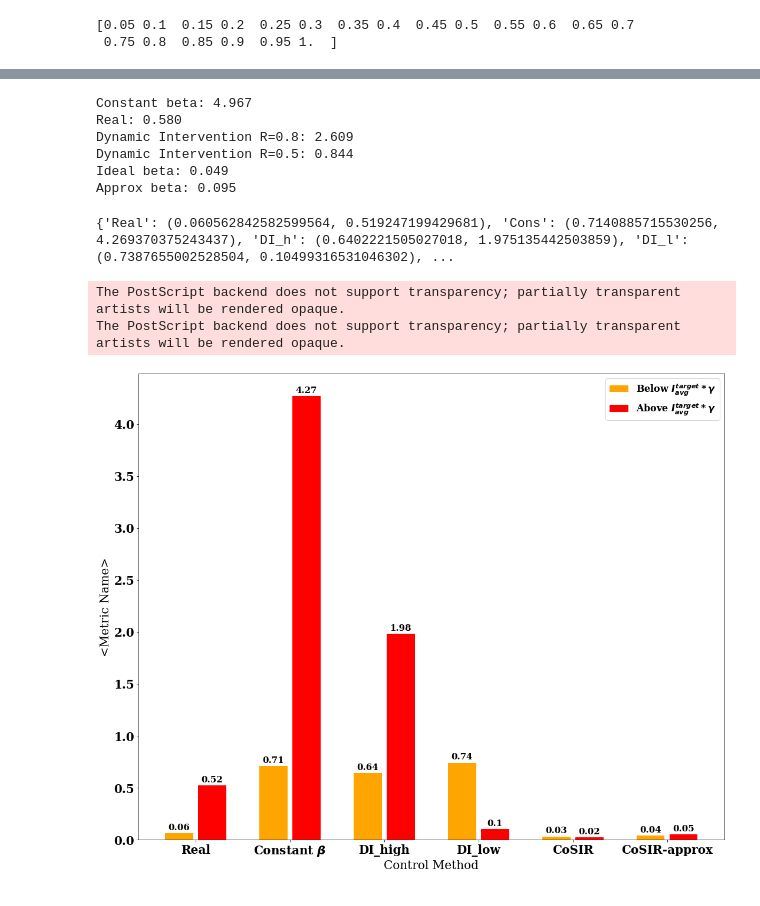
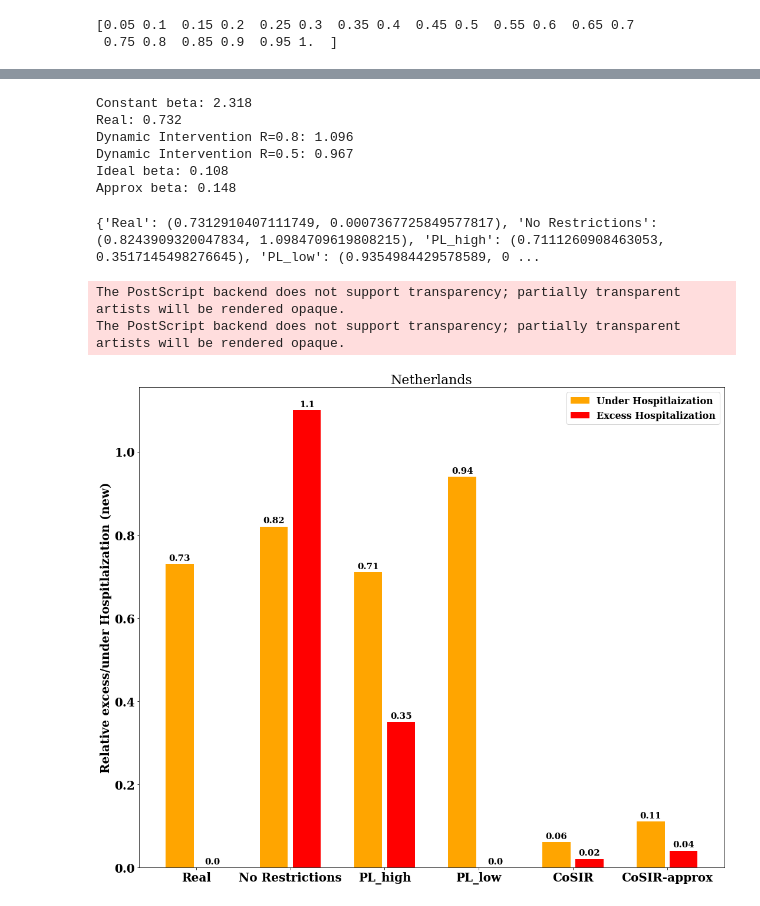
Before and after one commit to dsindiavscovid/CoSIR, a Jupyter notebook: baselines.ipynb, the cells around one changed output, grey strips where cells are left out. Cells and saved outputs as stored; diff of their text form; code cells hidden in the pictures.

```diff
--- a/baselines.ipynb
+++ b/baselines.ipynb
@@ -5,6 +5,7 @@ import numpy as np
 
 from scipy.integrate import odeint
 import matplotlib.pyplot as plt
+plt.style.use('./presentation.mplstyle')
 import matplotlib.transforms as transforms
 import pandas as pd
 from datetime import datetime, timedelta
@@ -17,9 +18,10 @@ def getMetaData(region = "India"):
     underreporting_factor = {"India": 25.28686435, "Netherlands": 2.8345572, "Mexico": 43.12753953, "Mumbai": 18.86570445}
     bedsPerCapita = {"India": 0.53/1000, "Netherlands": 3.32/1000, "Mexico": 1.38/1000, "Mumbai": 0.53/1000}
     hospToReported = {"India": 0.5, "Netherlands": 0.2, "Mexico": 0.9, "Mumbai": 0.5}
-    regionType = {"India": "country", "Netherlands": "country", "Mexico": "country", "Mumbai": "district", "Italy":"country"}
+    h = {"India": 1./50, "Netherlands": 1./15, "Mexico": 1./50, "Mumbai": 1./50}
+    regionType = {"India": "country", "Netherlands": "country", "Mexico": "country", "Mumbai": "district"}
     return {"region": region, "population": popDict[region], "underreporting_factor": underreporting_factor[region],
-           "bedsPerCapita": bedsPerCapita[region], "hospToReported": hospToReported[region], "region_type": regionType[region]}
+           "bedsPerCapita": bedsPerCapita[region], "hospToReported": hospToReported[region], "region_type": regionType[region], "h":h[region]}
 # %%
 def moving_average(x, window):
     l = len(x)
@@ -27,7 +29,7 @@ def moving_average(x, window):
     x1 = [np.mean(x[max(0, i-w):min(l, i+w+1)]) for i in range(l)]
     return np.array(x1)
 # %%
-meta = getMetaData("Italy")
+meta = getMetaData("Netherlands")
 
 
 if(meta['region_type'] == 'country'):
@@ -102,16 +104,18 @@ N = meta['population']
 p = meta['bedsPerCapita']
 underreporting_factor = meta['underreporting_factor']
 reporting_percentage = 1/underreporting_factor
-h = meta['hospToReported']
+h = meta['h']
 
 d = 20 #H bucket duratioon
 gamma = 1/5.
 
 
-Istar = 0.76*N*p/(h*reporting_percentage*gamma*d)
+Istar = 0.76*N*p/(h*gamma*d)
+deltaHstar = Istar*h*gamma
+
 print(Istar)
 print("Istar = N/{}".format(str(N/Istar)))
-R0 = 0
+R0 = Rec_real[0]
 r = 4.2
 e = r/Istar
 
@@ -126,4 +130,5 @@ delta_t = 0.001
 tsteps = 350
 t = np.linspace(0, tsteps-1, tsteps)
 eta = 1
+print("r:{}, e:{}, beta0:{}, Istar:{}, S0:{}, I0:{}, R0:{}".format(r, e, beta0,  Istar, S0, I0, R0))
 # %% [output]
@@ -358,12 +365,12 @@ print("Approx beta: {:.3f}".format(getControlMetrics(I_approx[:l]*gamma, Istar*g
 # print("Dynamic Intervention beta R=0.8: {}".format(getControlMetrics(I_dI_h*gamma, Istar*gamma)))
 # print("Dynamic Intervention beta R=0.5: {}".format(getControlMetrics(I_dI_l*gamma, Istar*gamma)))
 # %% [output]
-Constant beta: 4.967
-Real: 0.580
-Dynamic Intervention R=0.8: 2.609
-Dynamic Intervention R=0.5: 0.844
-Ideal beta: 0.049
-Approx beta: 0.095
+Constant beta: 2.318
+Real: 0.732
+Dynamic Intervention R=0.8: 1.096
+Dynamic Intervention R=0.5: 0.967
+Ideal beta: 0.108
+Approx beta: 0.148
 # %%
 def getIBelowAboveIstar(I, Istar):
     below = 0
@@ -426,59 +433,60 @@ def getIBelowAboveIstar(I, Istar):
 # plt.savefig('./graphs/{}_IcontrolMetrics.png'.format(meta['region']))
 # # plt.show()
 # %%
+
 belowAbove = {}
-belowAbove['Real'] = getIBelowAboveIstar(deltaI_real_c[:len(deltaI_real_c)], Istar*gamma)
-belowAbove['Cons'] = getIBelowAboveIstar(I_cons[:len(deltaI_real_c)]*gamma, Istar*gamma)
-belowAbove['DI_h'] = getIBelowAboveIstar(I_dI_h[:len(deltaI_real_c)]*gamma, Istar*gamma)
-belowAbove['DI_l'] = getIBelowAboveIstar(I_dI_l[:len(deltaI_real_c)]*gamma, Istar*gamma)
-belowAbove['Ideal'] = getIBelowAboveIstar(I_ideal[:len(deltaI_real_c)]*gamma, Istar*gamma)
-belowAbove['Approx'] = getIBelowAboveIstar(I_approx[:len(deltaI_real_c)]*gamma, Istar*gamma)
+belowAbove['Real'] = getIBelowAboveIstar(deltaI_real_c*h, deltaHstar)
+belowAbove['No Restrictions'] = getIBelowAboveIstar(I_cons*gamma*h, deltaHstar)
+belowAbove['PL_high'] = getIBelowAboveIstar(I_dI_h*gamma*h, deltaHstar)
+belowAbove['PL_low'] = getIBelowAboveIstar(I_dI_l*gamma*h, deltaHstar)
+belowAbove['Ideal'] = getIBelowAboveIstar(I_ideal*gamma*h, deltaHstar)
+belowAbove['Approx'] = getIBelowAboveIstar(I_approx*gamma*h, deltaHstar)
 print(belowAbove)
-names = ['Real', 'Cons', 'DI_h', 'DI_l', 'Ideal', 'Approx']
+names = ['Real', 'No Restrictions', 'PL_high', 'PL_low', 'Ideal', 'Approx']
 belows = [round(belowAbove[n][0], 2) for n in names]
 aboves = [round(belowAbove[n][1], 2) for n in names]
 
 
-labels = ['Real', r'Constant $\beta$', 'DI_high', 'DI_low', 'CoSIR', 'CoSIR-approx']
+labels = ['Real', 'No Restrictions', 'PL_high', 'PL_low', 'CoSIR', 'CoSIR-approx']
 
 
 x = np.arange(len(labels))  # the label locations
 width = 0.35  # the width of the bars
 
 fig, ax = plt.subplots(figsize=(15,12))
-rects1 = ax.bar(x - width/2, belows, width*0.85, label=r'Below $I^{target}_{avg}*\gamma$', color = 'orange')
-rects2 = ax.bar(x + width/2, aboves, width*0.85, label=r'Above $I^{target}_{avg}*\gamma$', color = 'red')
+rects1 = ax.bar(x - width/2, belows, width*0.85, label=r'Under Hospitlaization', color = 'orange')
+rects2 = ax.bar(x + width/2, aboves, width*0.85, label=r'Excess Hospitalization', color = 'red')
 
 # Add some text for labels, title and custom x-axis tick labels, etc.
-ax.set_ylabel('<Metric Name>',  fontweight = 'bold')
-ax.set_xlabel('Control Method',  fontweight = 'bold')
+ax.set_ylabel('Relative excess/under Hospitlaization (new)',  fontweight = 'bold')
+# ax.set_xlabel('Control Method',  fontweight = 'bold')
 ax.set_xticks(x)
 ax.set_xticklabels(labels)
 ax.legend()
 
 
 def autolabel(rects):
     """Attach a text label above each bar in *rects*, displaying its height."""
     for rect in rects:
         height = rect.get_height()
         ax.annotate('{}'.format(height),
                     xy=(rect.get_x() + rect.get_width() / 2, height),
                     xytext=(0, 3),  # 3 points vertical offset
                     textcoords="offset points",
                     ha='center', va='bottom', fontsize=15)
 
 
 autolabel(rects1)
 autolabel(rects2)
 
 fig.tight_layout()
-
-plt.savefig('./graphs/{}_deltaIcontrolMetrics.eps'.format(meta['region']), format = 'eps')
+plt.title(meta['region'], fontsize = 22)
+plt.savefig('./graphs/{}_deltaHcontrolMetrics.eps'.format(meta['region']), format = 'eps')
 # %% [output]
-{'Real': (0.060562842582599564, 0.519247199429681), 'Cons': (0.7140885715530256, 4.269370375243437), 'DI_h': (0.6402221505027018, 1.975135442503859), 'DI_l': (0.7387655002528504, 0.10499316531046302), ...
+{'Real': (0.7312910407111749, 0.0007367725849577817), 'No Restrictions': (0.8243909320047834, 1.0984709619808215), 'PL_high': (0.7111260908463053, 0.3517145498276645), 'PL_low': (0.9354984429578589, 0 ...
 The PostScript backend does not support transparency; partially transparent artists will be rendered opaque.
 The PostScript backend does not support transparency; partially transparent artists will be rendered opaque.
-[figure, old version]
+[figure, new version]
 # %%
 # def getIBelowAboveIstar(I, Istar, buffer=0.1):
 #     below = 0
```
Also changed, not shown: parts of 8 cells of this notebook, 20 other files.
